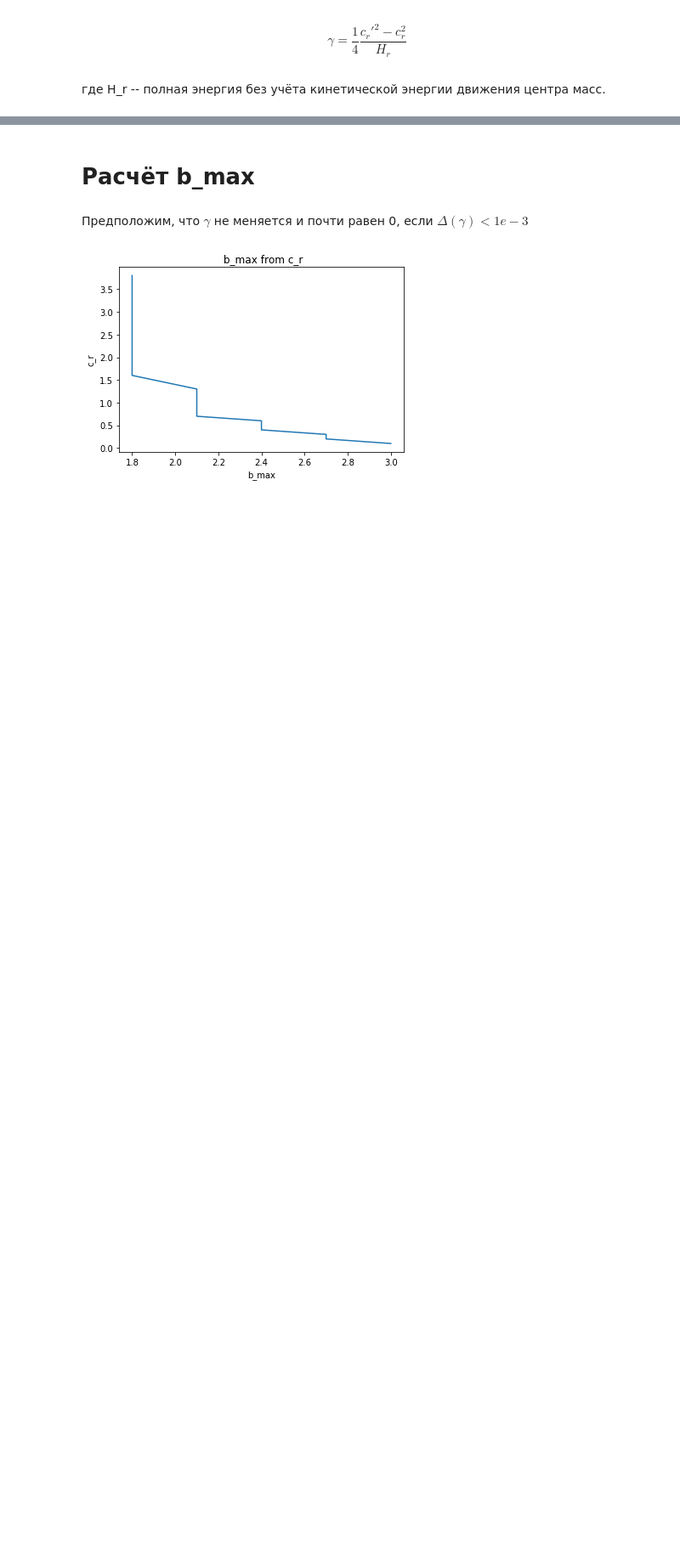
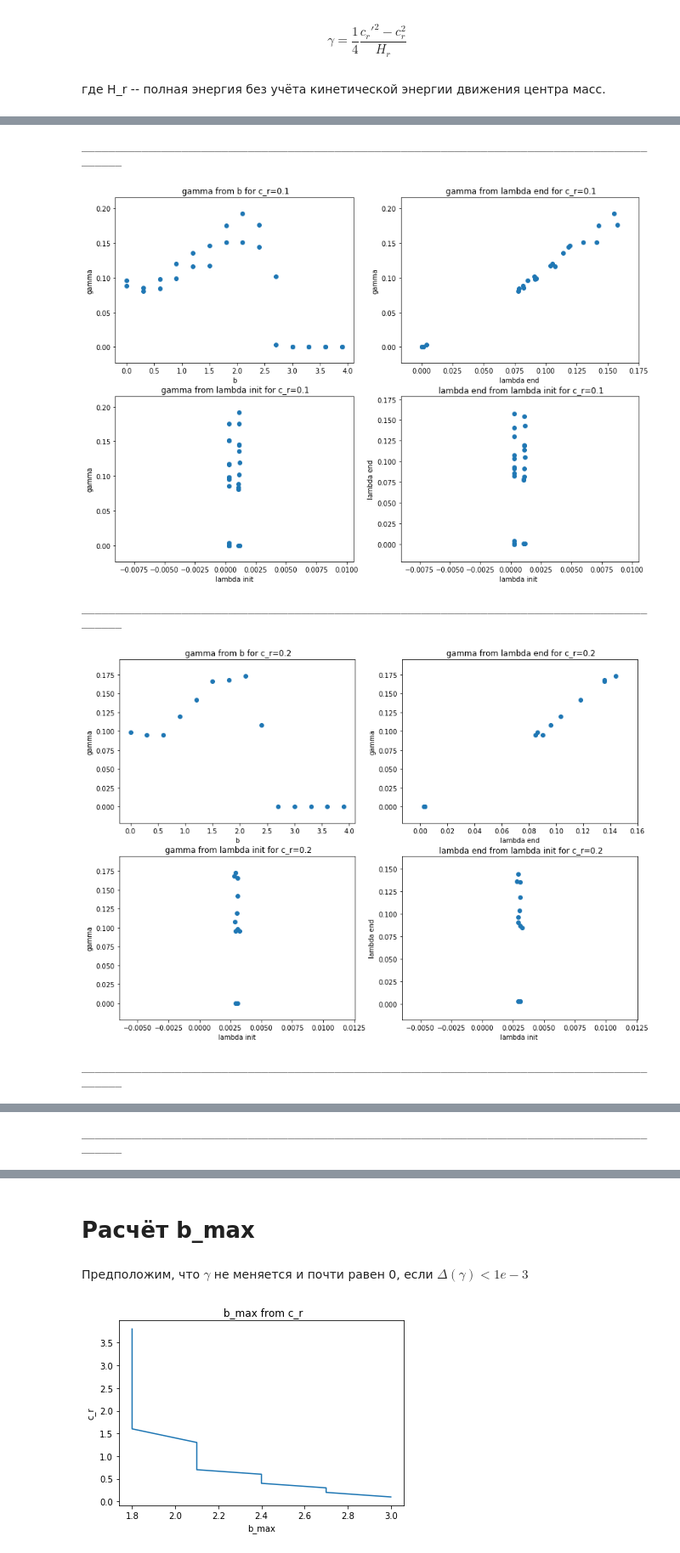
Before and after one commit to VitaliyRakitin/Diploma, a Jupyter notebook: alpha1000.ipynb, the cells around one changed output, grey strips where cells are left out. Shown at 85% size. Drawn from its saved outputs; the diff is of its cells as text; code cells hidden in the pictures; blank space fills up the shorter version.

```diff
--- a/alpha1000.ipynb
+++ b/alpha1000.ipynb
@@ -73,16 +73,20 @@ def alpha(i,e):
         syst2 = molecular_system(**kwargs)
         syst2.add(np.array(e[j:j+1]).reshape(24))
         h1.append(syst1.Full_Energy_F())
+        h2.append(syst2.Full_Energy_F())
         c_r1.append(syst1.T_Forward_Relative())
         c_r2.append(syst2.T_Forward_Relative())
 
     c_r1 = np.array(c_r1).reshape(len(c_r1))
     c_r2 = np.array(c_r2).reshape(len(c_r2))
     h1 = np.array(h1).reshape(len(h1))
+    h2 = np.array(h2).reshape(len(h2))
     full_h1 = np.sum(h1)
+    full_h2 = np.sum(h2)
     return  0.25 * np.sum(c_r2 * c_r2 - c_r1 * c_r1) / full_h1, \
             np.mean(c_r1), \
-            0.25 * np.sum(c_r1 * c_r1)/full_h1
+            0.25 * np.sum(c_r1 * c_r1)/full_h1,\
+            0.25 * np.sum(c_r2 * c_r2)/full_h2
 # %%
 def process_full(PATH = "1/out_8/",
                  END_FILE_NUM = 2,
@@ -99,7 +103,7 @@ def process_full(PATH = "1/out_8/",
         for v in range(END_FILE_NUM):
             v_in = str(v)
             init, end = process(b_in, v_in, PATH)
-            a,c_r_i, lmbd = alpha(init, end)
+            a,c_r_i, lmbd1, lmbd2 = alpha(init, end)
 
             c_r_i_str = "%0.1lf"%(c_r_i)
             b_str = "%0.1lf"%(b)
@@ -108,18 +112,22 @@ def process_full(PATH = "1/out_8/",
                 result_v[c_r_i_str] = {}
                 result_v[c_r_i_str]['b'] = []
                 result_v[c_r_i_str]['a'] = []
-                result_v[c_r_i_str]['l'] = []
+                result_v[c_r_i_str]['l1'] = []
+                result_v[c_r_i_str]['l2'] = []
 
             if b_str not in result_b:
                 result_b[b_str] = {}
                 result_b[b_str]['v'] = []
                 result_b[b_str]['a'] = []
-                result_b[b_str]['l'] = []
+                result_b[b_str]['l1'] = []
+                result_b[b_str]['l2'] = []
 
             result_v[c_r_i_str]['b'].append(b)
             result_v[c_r_i_str]['a'].append(a)
-            result_v[c_r_i_str]['l'].append(lmbd)
-            result_b[b_str]['l'].append(lmbd)
+            result_v[c_r_i_str]['l1'].append(lmbd1)
+            result_v[c_r_i_str]['l2'].append(lmbd2)
+            result_b[b_str]['l1'].append(lmbd1)
+            result_b[b_str]['l2'].append(lmbd2)
             result_b[b_str]['v'].append(c_r_i)
             result_b[b_str]['a'].append(a)
 
@@ -136,0 +147,35 @@ result_b.update(b)
+# %%
+for v in sorted(result_v.keys()):
+    print ("___________________________________________________________________________________________")
+    plt.figure(1, figsize=(14,10))
+
+    plt.subplot(221)
+    plt.scatter(result_v[v]['b'],result_v[v]['a'])
+    plt.xlabel('b')
+    plt.ylabel('gamma')
+    plt.title(' gamma from b for c_r={0}'.format(v))
+
+    plt.subplot(222)
+    plt.scatter(result_v[v]['l2'],result_v[v]['a'])
+    plt.xlabel('lambda end')
+    plt.ylabel('gamma')
+    plt.title(' gamma from lambda end for c_r={0}'.format(v))
+
+    plt.subplot(223)
+    plt.scatter(result_v[v]['l1'],result_v[v]['a'])
+    plt.xlabel('lambda init')
+    plt.ylabel('gamma')
+    plt.title(' gamma from lambda init for c_r={0}'.format(v))
+
+    plt.subplot(224)
+    plt.scatter(result_v[v]['l1'],result_v[v]['l2'])
+    plt.xlabel('lambda init ')
+    plt.ylabel('lambda end')
+    plt.title(' lambda end from lambda init for c_r={0}'.format(v))
+    plt.show()
+# %% [output]
+___________________________________________________________________________________________
+[figure, added]
+___________________________________________________________________________________________
+[figure, added]
+___________________________________________________________________________________________
@@ -136,0 +183 @@ result_b.update(b)
+___________________________________________________________________________________________
```
Also changed, not shown: parts of 12 cells of this notebook, 1 other file.
